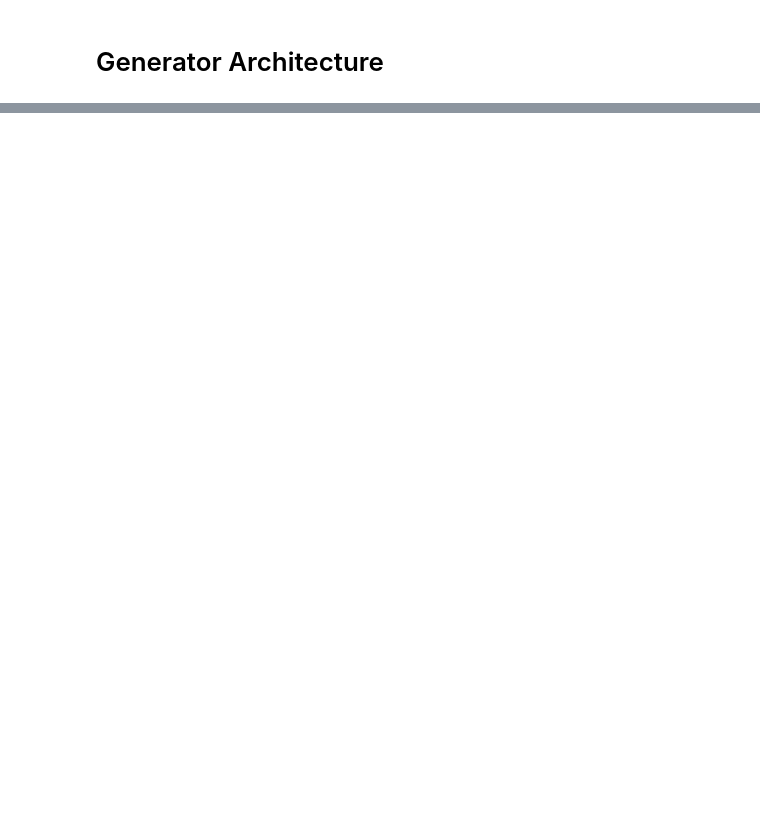
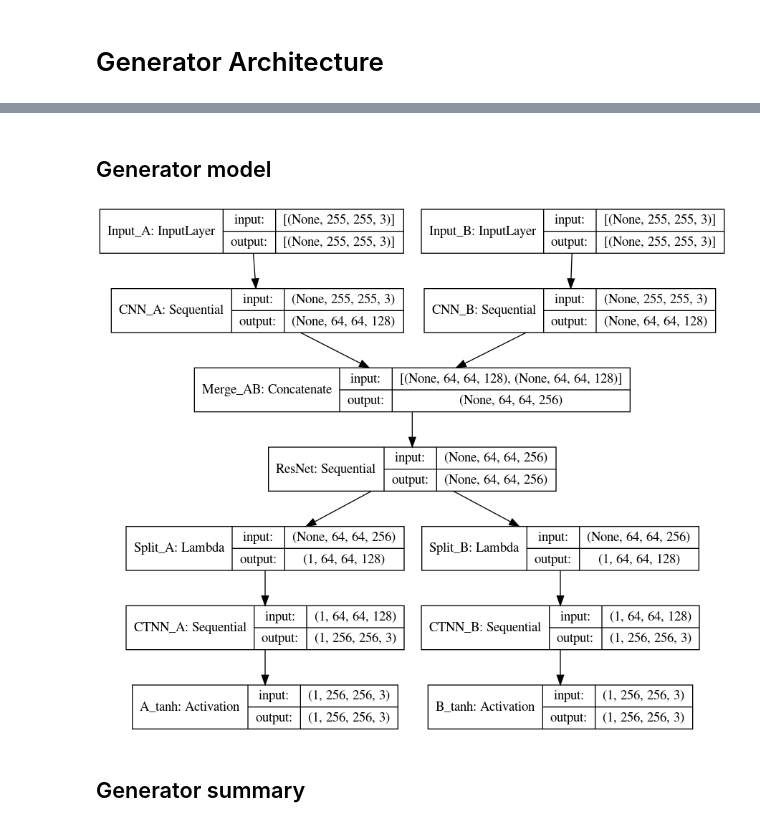
Before and after one commit to songo-l/projet-bmdata, a Jupyter notebook: Generator_Arch.ipynb, the cells around one changed output, grey strips where cells are left out. Saved outputs shown, nothing was run; the diff lists cells and outputs as text; code cells hidden in the pictures; blank space fills up the shorter version.

Commit message:
Implement the Generator model

```diff
--- a/Generator_Arch.ipynb
+++ b/Generator_Arch.ipynb
@@ -76,0 +8,2 @@ model = Model(inputs = [input_G_A, input_G_B], outputs = merge_G, name = 'Genera
+# %%
+generator = Generator()
@@ -77 +29,9 @@ model = Model(inputs = [input_G_A, input_G_B], outputs = merge_G, name = 'Genera
+# %% [markdown]
+## Generator model
+# %%
+tf.keras.utils.plot_model(generator, to_file='generator_model.png', show_shapes=True)
+# %% [output]
+[figure, added]
+# %% [markdown]
+## Generator summary
 # %%
```
Also changed, not shown: parts of 4 cells of this notebook, 3 other files.
